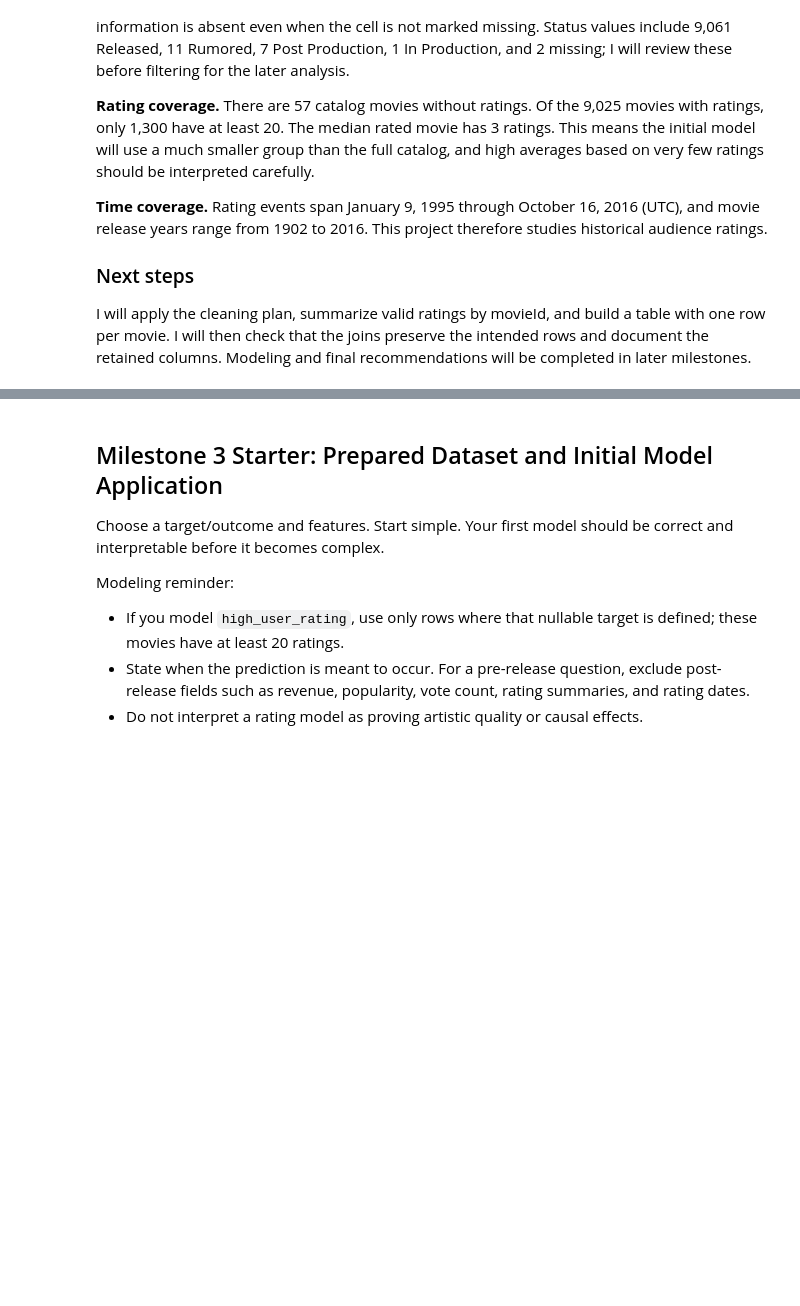
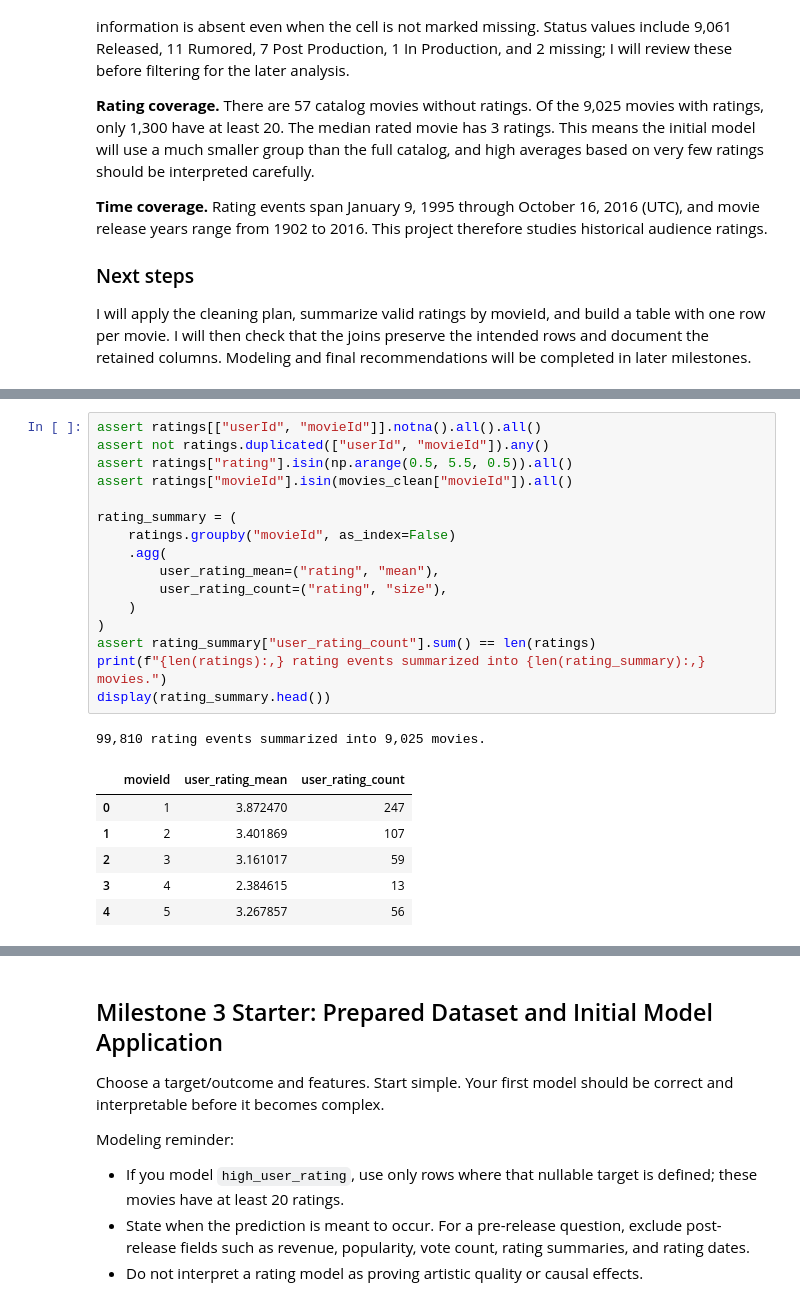
Before and after one commit to DYarritu11/BAN6003-MOVIES-PROJECT-DANIELYARRITU, a Jupyter notebook: notebooks/movies_project_starter.ipynb, the cells around one changed output, grey strips where cells are left out. Saved outputs shown, nothing was run; the diff lists cells and outputs as text; blank space fills up the shorter version.

```diff
--- a/notebooks/movies_project_starter.ipynb
+++ b/notebooks/movies_project_starter.ipynb
@@ -520,0 +462,24 @@ if RUN_FUTURE_MILESTONES:
+# %%
+assert ratings[["userId", "movieId"]].notna().all().all()
+assert not ratings.duplicated(["userId", "movieId"]).any()
+assert ratings["rating"].isin(np.arange(0.5, 5.5, 0.5)).all()
+assert ratings["movieId"].isin(movies_clean["movieId"]).all()
+
+rating_summary = (
+    ratings.groupby("movieId", as_index=False)
+    .agg(
+        user_rating_mean=("rating", "mean"),
+        user_rating_count=("rating", "size"),
+    )
+)
+assert rating_summary["user_rating_count"].sum() == len(ratings)
+print(f"{len(ratings):,} rating events summarized into {len(rating_summary):,} movies.")
+display(rating_summary.head())
+# %% [output]
+99,810 rating events summarized into 9,025 movies.
+|  | movieId | user_rating_mean | user_rating_count |
+| 0 | 1 | 3.872470 | 247 |
+| 1 | 2 | 3.401869 | 107 |
+| 2 | 3 | 3.161017 | 59 |
+| 3 | 4 | 2.384615 | 13 |
+| 4 | 5 | 3.267857 | 56 |
```
Also changed, not shown: parts of 29 cells of this notebook, 3 other files.
